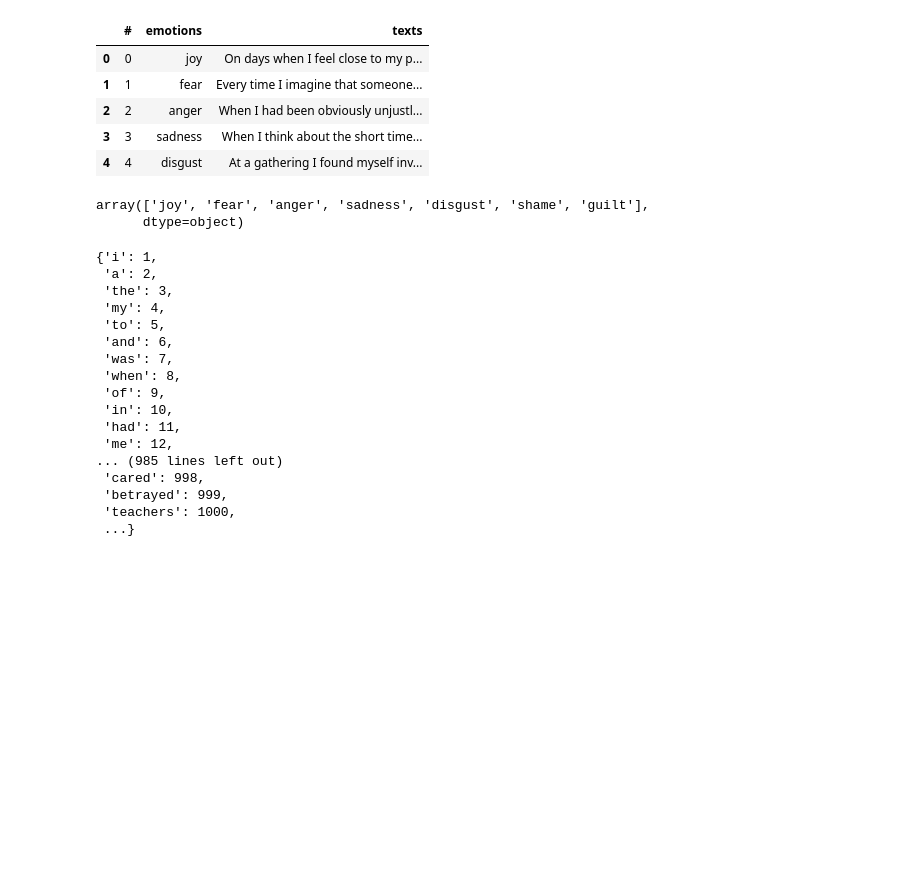
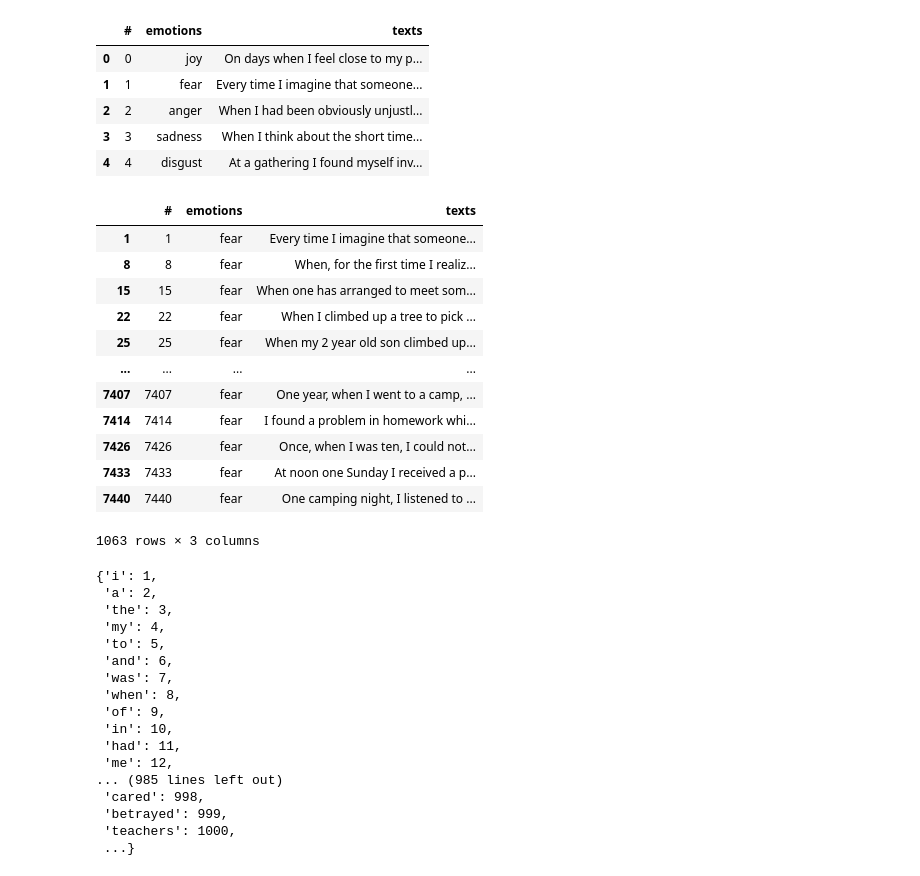
Before and after one commit to Anyesh/emotion-recognition, a Jupyter notebook: notebooks/01-emotion-as_tp-data-exploration.ipynb, the cells around one changed output. Drawn from its saved outputs; the diff is of its cells as text; code cells hidden in the pictures; blank space fills up the shorter version.

```diff
--- a/notebooks/01-emotion-as_tp-data-exploration.ipynb
+++ b/notebooks/01-emotion-as_tp-data-exploration.ipynb
@@ -23,10 +23,21 @@ df.head()
 | 3 | 3 | sadness | When I think about the short time... |
 | 4 | 4 | disgust | At a gathering I found myself inv... |
 # %%
-df['emotions'].unique()
+df[df['emotions'] == 'fear']
 # %% [output]
+|  | # | emotions | texts |
+| 1 | 1 | fear | Every time I imagine that someone... |
+| 8 | 8 | fear | When, for the first time I realiz... |
+| 15 | 15 | fear | When one has arranged to meet som... |
+| 22 | 22 | fear | When I climbed up a tree to pick ... |
+| 25 | 25 | fear | When my 2 year old son climbed up... |
+| ... | ... | ... | ... |
+| 7407 | 7407 | fear | One year, when I went to a camp, ... |
+| 7414 | 7414 | fear | I found a problem in homework whi... |
+| 7426 | 7426 | fear | Once, when I was ten, I could not... |
+| 7433 | 7433 | fear | At noon one Sunday I received a p... |
+| 7440 | 7440 | fear | One camping night, I listened to ... |
-array(['joy', 'fear', 'anger', 'sadness', 'disgust', 'shame', 'guilt'],
-      dtype=object)
+1063 rows × 3 columns
 # %%
 from tensorflow.keras.preprocessing.sequence import pad_sequences
 from tensorflow.keras.preprocessing.text import Tokenizer
```
Also changed, not shown: parts of 48 cells of this notebook, 26 other files.
